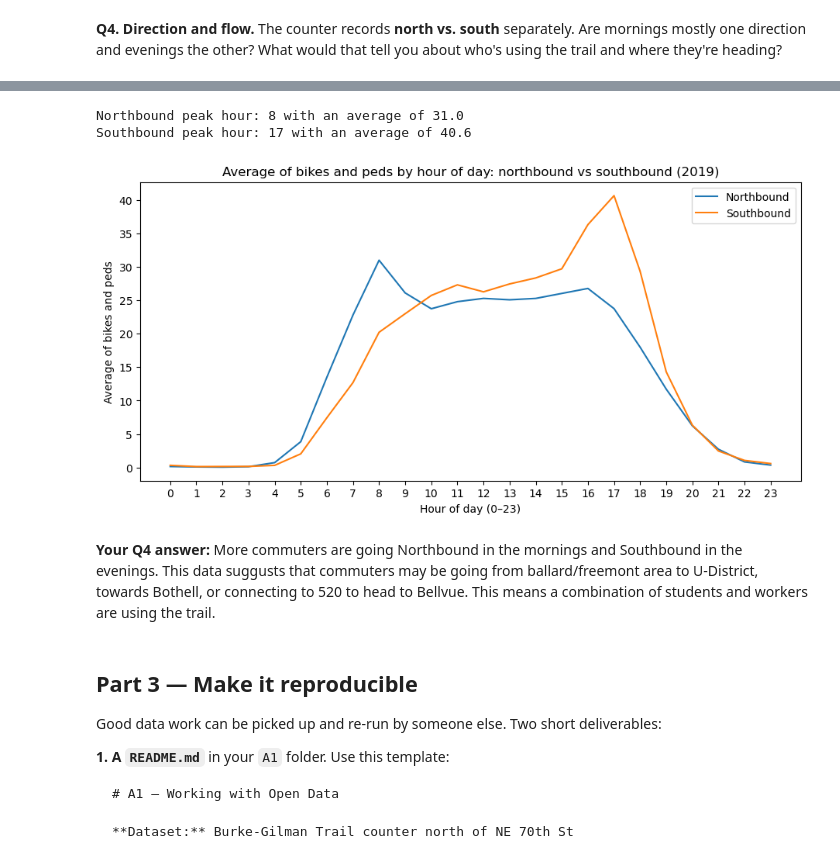
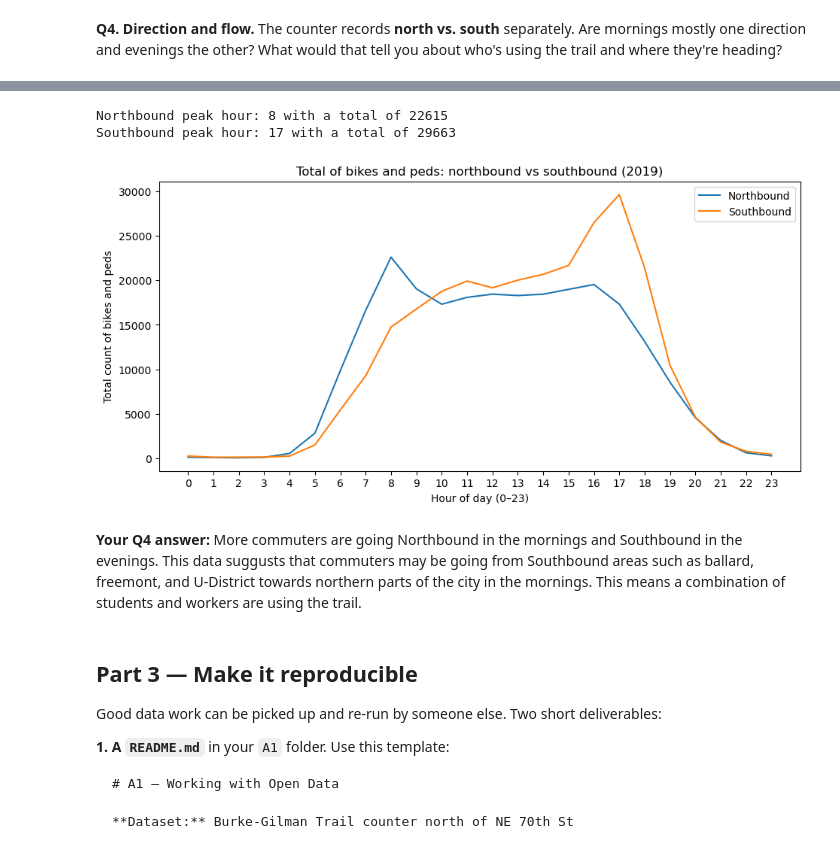
Before and after one commit to ellagebers-uw/hcde-410, a Jupyter notebook: A1/A1.ipynb, the cells around one changed output, grey strips where cells are left out. Cells and saved outputs as stored; diff of their text form; code cells hidden in the pictures.

```diff
--- a/A1/A1.ipynb
+++ b/A1/A1.ipynb
@@ -235,21 +245,21 @@ This gave the correct chart. We did not need to make any changes.
 weekend_days = ["Saturday", "Sunday", 5, 6]
 df["day_type"] = df["weekday"].apply(lambda d: "Weekend" if d in weekend_days else "Weekday")
 
-# average of bikes and peds for each row
-df["combined_avg"] = (df["bikes"] + df["peds"]) / 2
+# combined bikes and peds for each row
+df["combined"] = (df["bikes"] + df["peds"])
 
-# hourly averages for each group
-avg_by_hour = df.groupby(["hour", "day_type"])["combined_avg"].mean().unstack()
+# hourly totals for each group
+groupedTraffic = df.groupby(["hour", "day_type"])["combined"].sum().unstack()
 
 # peak hours
 for day_type in ["Weekday", "Weekend"]:
-    print(f"{day_type} peak hour: {avg_by_hour[day_type].idxmax()} with an average of {round(avg_by_hour[day_type].max(), 1)}")
+    print(f"{day_type} peak hour: {groupedTraffic[day_type].idxmax()} with a combined total of {round(groupedTraffic[day_type].max(), 1)}")
 
 # plot
-avg_by_hour.plot(figsize=(11, 5))
-plt.title("Average of bikes and peds by hour of day: weekdays vs weekends (2019)")
+groupedTraffic.plot(figsize=(11, 5))
+plt.title("Total of bikes and peds by hour of day: weekdays vs weekends (2019)")
 plt.xlabel("Hour of day (0–23)")
-plt.ylabel("Average of bikes and peds")
+plt.ylabel("Total bikes and peds")
 plt.xticks(range(0, 24))
 plt.legend(title="")
 plt.show()
@@ -273,35 +283,35 @@ Claude did not know the actual names of the columns in the chart so I had to edi
 # %%
 # Your code for Q4
 bike_north, bike_south = "bike_north", "bike_south"
 ped_north, ped_south = "ped_north", "ped_south"
 
-# average of bikes and peds for each direction, per row
-df["north_avg"] = (df[bike_north] + df[ped_north]) / 2
-df["south_avg"] = (df[bike_south] + df[ped_south]) / 2
+# total of bikes and peds for each direction, per row
+df["north_avg"] = (df[bike_north] + df[ped_north])
+df["south_avg"] = (df[bike_south] + df[ped_south])
 
-# hourly averages
-avg_by_hour = df.groupby("hour")[["north_avg", "south_avg"]].mean()
-avg_by_hour.columns = ["Northbound", "Southbound"]
+# hourly sums
+groupedTraffic = df.groupby("hour")[["north_avg", "south_avg"]].sum()
+groupedTraffic.columns = ["Northbound", "Southbound"]
 
 # peak hours
 for direction in ["Northbound", "Southbound"]:
-    print(f"{direction} peak hour: {avg_by_hour[direction].idxmax()} with an average of {round(avg_by_hour[direction].max(), 1)}")
+    print(f"{direction} peak hour: {groupedTraffic[direction].idxmax()} with a total of {round(groupedTraffic[direction].max(), 1)}")
 
 # plot
-avg_by_hour.plot(figsize=(11, 5))
-plt.title("Average of bikes and peds by hour of day: northbound vs southbound (2019)")
+groupedTraffic.plot(figsize=(11, 5))
+plt.title("Total of bikes and peds: northbound vs southbound (2019)")
 plt.xlabel("Hour of day (0–23)")
-plt.ylabel("Average of bikes and peds")
+plt.ylabel("Total count of bikes and peds")
 plt.xticks(range(0, 24))
 plt.legend(title="")
 plt.show()
 # %% [output]
-Northbound peak hour: 8 with an average of 31.0
-Southbound peak hour: 17 with an average of 40.6
+Northbound peak hour: 8 with a total of 22615
+Southbound peak hour: 17 with a total of 29663
-[figure, old version]
+[figure, new version]
 # %% [markdown]
 **Your Q4 answer:**
-More commuters are going Northbound in the mornings and Southbound in the evenings. This data suggusts that commuters may be going from ballard/freemont area to U-District, towards Bothell, or connecting to 520 to head to Bellvue. This means a combination of students and workers are using the trail.
+More commuters are going Northbound in the mornings and Southbound in the evenings. This data suggusts that commuters may be going from Southbound areas such as ballard, freemont, and U-District towards northern parts of the city in the mornings. This means a combination of students and workers are using the trail.
 # %% [markdown]
 ## Part 3 — Make it reproducible
 
```
Also changed, not shown: parts of 9 cells of this notebook, 1 other file.
